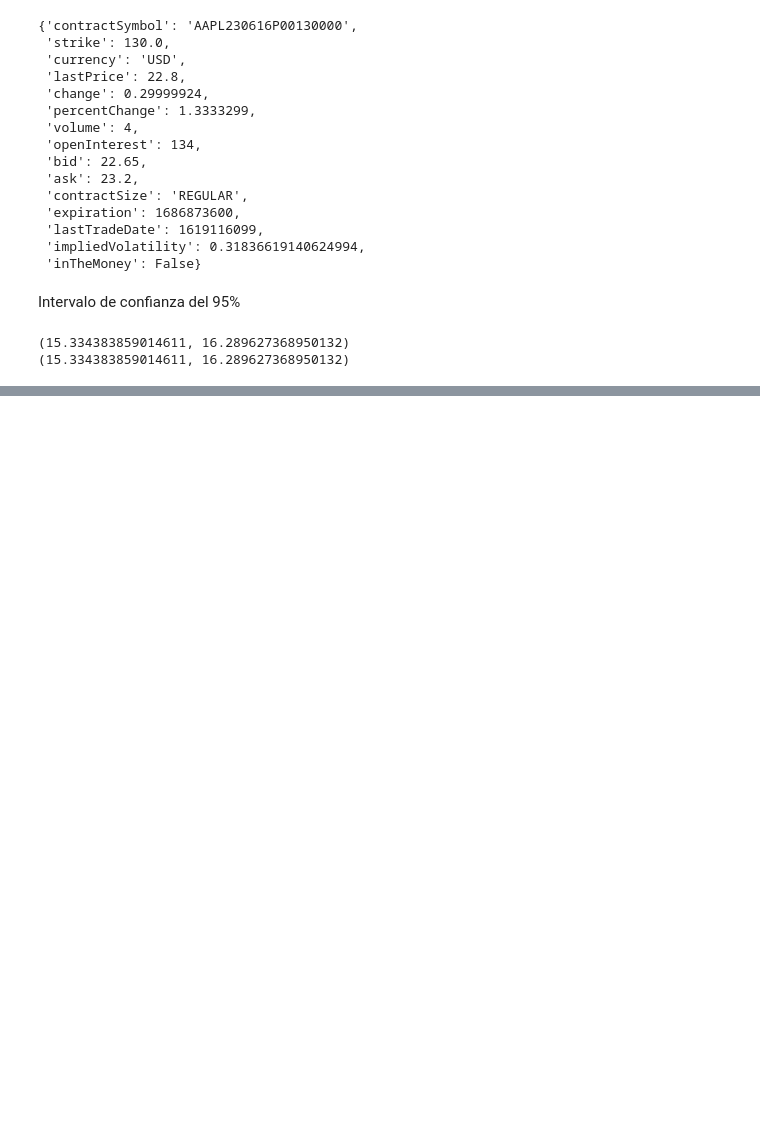
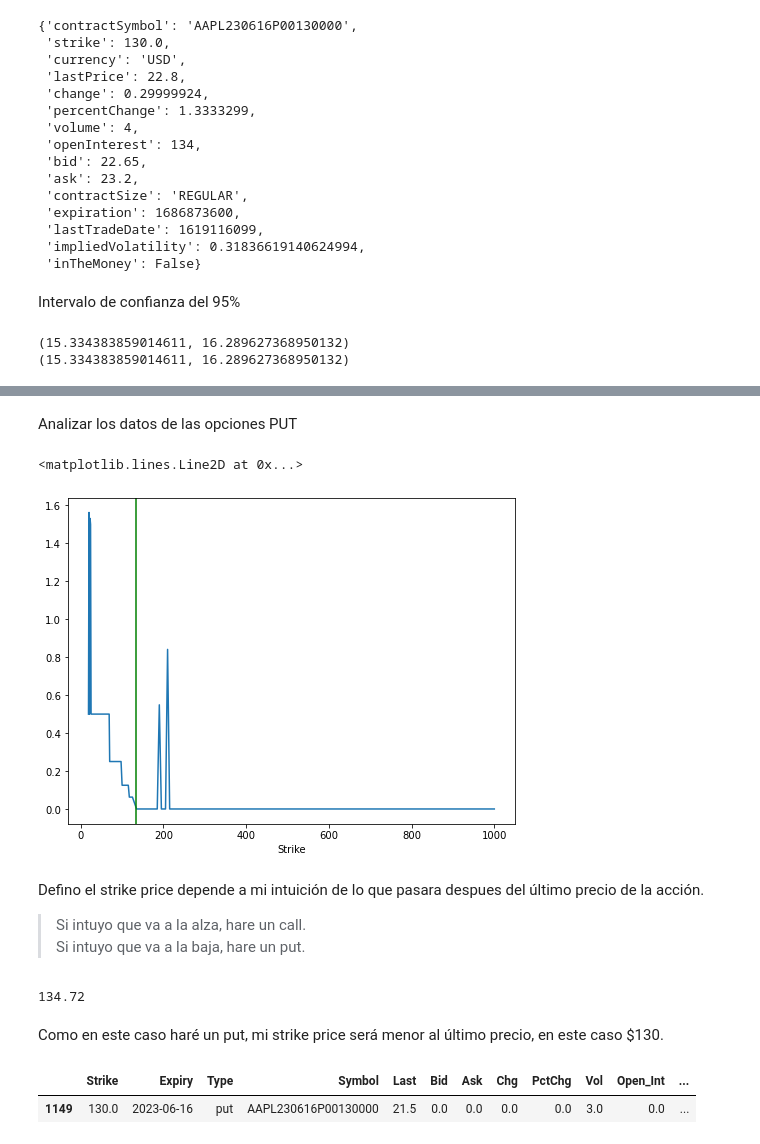
Before and after one commit to Aranzazu-R/Tarea9y10_HectorChavez_AranzazuRendon, a Jupyter notebook: Tarea9_Hector_Aranzazu.ipynb, the cells around one changed output, grey strips where cells are left out. Drawn from its saved outputs; the diff is of its cells as text; code cells hidden in the pictures; blank space fills up the shorter version.

```diff
--- a/Tarea9_Hector_Aranzazu.ipynb
+++ b/Tarea9_Hector_Aranzazu.ipynb
@@ -796,0 +801,15 @@ print(i1)
+# %%
+#importar los paquetes que se van a usar
+import pandas as pd
+import pandas_datareader.data as web
+import numpy as np
+import datetime
+import matplotlib.pyplot as plt
+import scipy.stats as st
+import seaborn as sns
+from datetime import date
+%matplotlib inline
+
+aapl = web.YahooOptions('AAPL')
+aapl_opt = aapl.get_all_data().reset_index()
+aapl_opt.set_index('Expiry').sort_index()
@@ -796,0 +831,29 @@ print(i1)
+# %% [markdown]
+Analizar los datos de las opciones PUT
+# %%
+fecha1 = '2021-06-18'
+fecha2 = '2022-09-16'
+put06_f1 = aapl_opt.loc[(aapl_opt.Expiry==fecha1) & (aapl_opt.Type=='put')]
+ax = put06_f1.set_index('Strike').loc[:, 'IV'].plot(figsize=(8,6))
+ax.axvline(put06_f1.Underlying_Price.iloc[0], color='g')
+# %% [output]
+<matplotlib.lines.Line2D at 0x...>
+[figure, added]
+# %% [markdown]
+Defino el strike price depende a mi intuición de lo que pasara despues del último precio de la acción.
+> Si intuyo que va a la alza, hare un call.
+> Si intuyo que va a la baja, hare un put.
+# %%
+# Último precio de la acción
+aapl_opt.Underlying_Price[0]
+# %% [output]
+134.72
+# %% [markdown]
+Como en este caso haré un put, mi strike price será menor al último precio, en este caso $130.
+# %%
+K = 130 # strike price
+indice_opt = aapl_opt.loc[(aapl_opt.Type=='put') & (aapl_opt.Strike==K) & (aapl_opt.Expiry=='2023-06-16')]
+indice_opt
+# %% [output]
+|  | Strike | Expiry | Type | Symbol | Last | Bid | Ask | Chg | PctChg | Vol | Open_Int | ... |
+| 1149 | 130.0 | 2023-06-16 | put | AAPL230616P00130000 | 21.5 | 0.0 | 0.0 | 0.0 | 0.0 | 3.0 | 0.0 | ... |
```
Also changed, not shown: parts of 52 cells of this notebook.
